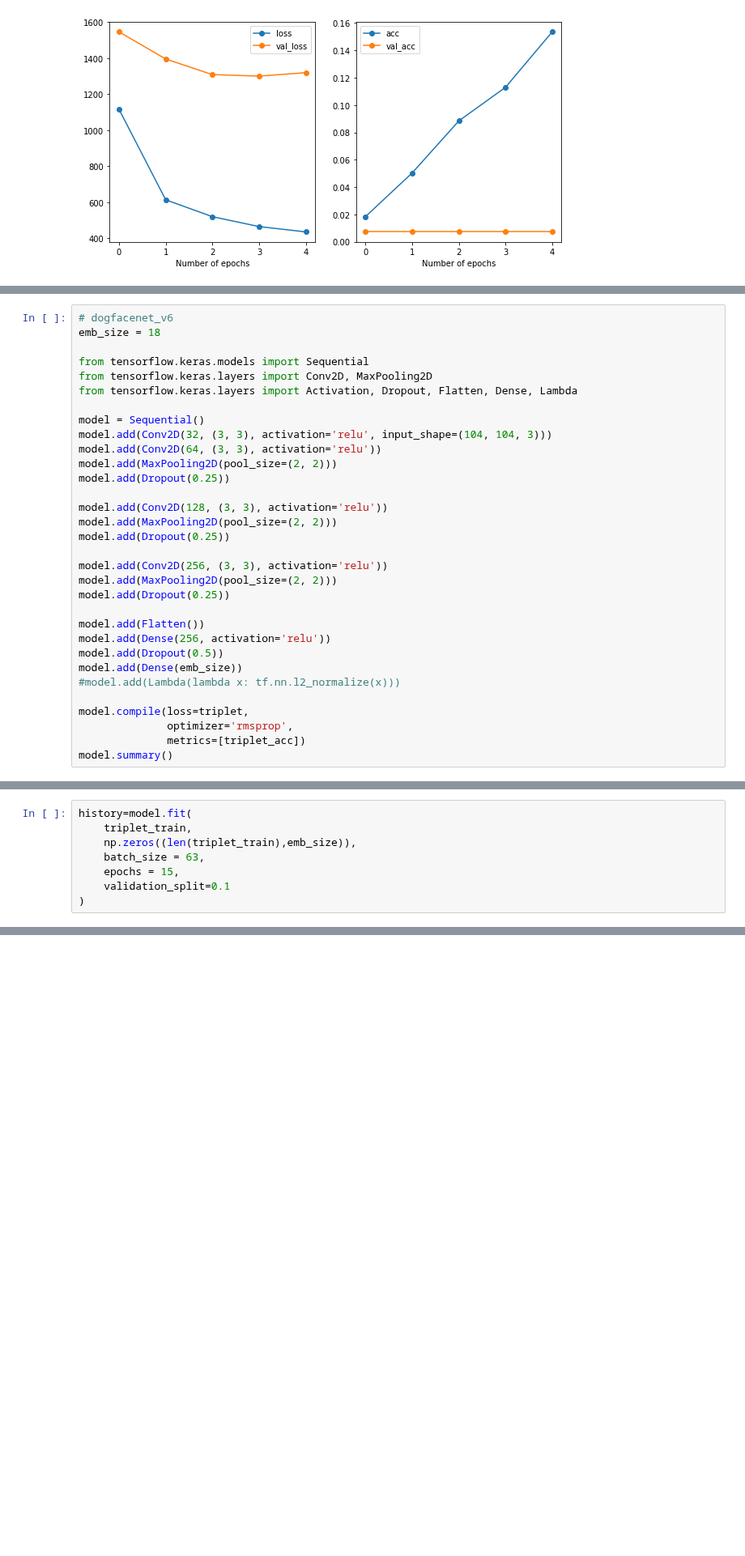
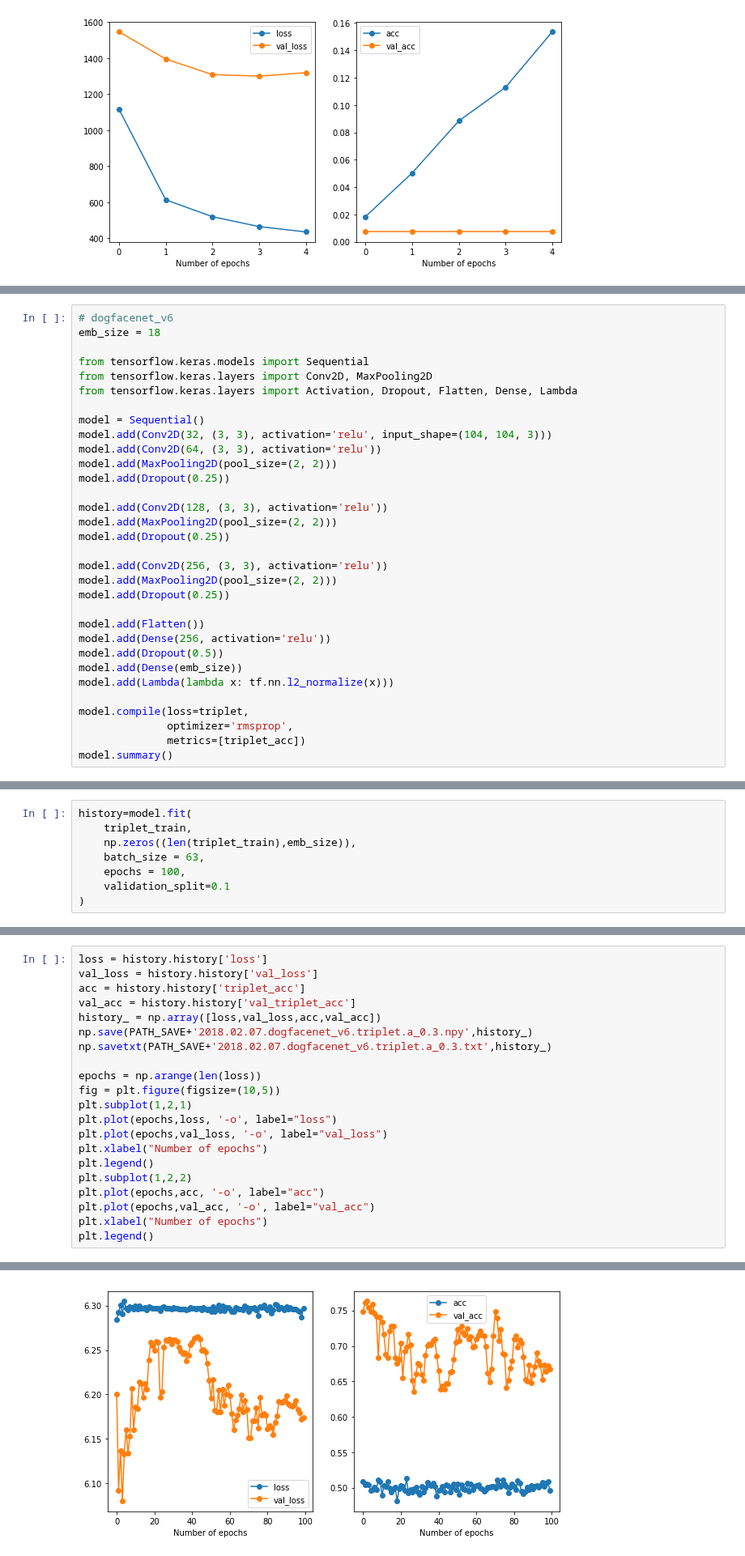
Before and after one commit to GuillaumeMougeot/DogFaceNet, a Jupyter notebook: dogfacenet/dogfacenet_v5.ipynb, the cells around one changed output, grey strips where cells are left out. Shown at 81% size. Saved outputs shown, nothing was run; the diff lists cells and outputs as text; blank space fills up the shorter version.

Commit message:
Test on triplet loss and training

```diff
--- a/dogfacenet/dogfacenet_v5.ipynb
+++ b/dogfacenet/dogfacenet_v5.ipynb
@@ -396,7 +482,7 @@ model.add(Flatten())
 model.add(Dense(256, activation='relu'))
 model.add(Dropout(0.5))
 model.add(Dense(emb_size))
-#model.add(Lambda(lambda x: tf.nn.l2_normalize(x)))
+model.add(Lambda(lambda x: tf.nn.l2_normalize(x)))
 
 model.compile(loss=triplet,
               optimizer='rmsprop',
@@ -425,7 +511,7 @@ history=model.fit(
     triplet_train,
     np.zeros((len(triplet_train),emb_size)),
     batch_size = 63,
-    epochs = 15,
+    epochs = 100,
     validation_split=0.1
 )
 # %% [output]
@@ -433,0 +525,22 @@ Epoch 1/15
+# %%
+loss = history.history['loss']
+val_loss = history.history['val_loss']
+acc = history.history['triplet_acc']
+val_acc = history.history['val_triplet_acc']
+history_ = np.array([loss,val_loss,acc,val_acc])
+np.save(PATH_SAVE+'2018.02.07.dogfacenet_v6.triplet.a_0.3.npy',history_)
+np.savetxt(PATH_SAVE+'2018.02.07.dogfacenet_v6.triplet.a_0.3.txt',history_)
+
+epochs = np.arange(len(loss))
+fig = plt.figure(figsize=(10,5))
+plt.subplot(1,2,1)
+plt.plot(epochs,loss, '-o', label="loss")
+plt.plot(epochs,val_loss, '-o', label="val_loss")
+plt.xlabel("Number of epochs")
+plt.legend()
+plt.subplot(1,2,2)
+plt.plot(epochs,acc, '-o', label="acc")
+plt.plot(epochs,val_acc, '-o', label="val_acc")
+plt.xlabel("Number of epochs")
+plt.legend()
+# %% [output]
@@ -434,3 +548,4 @@ Epoch 1/15
+[figure, added]
 # %%
 # dogfacenet_v6
 emb_size = 18
```
Also changed, not shown: parts of 12 cells of this notebook, 1 other file.
